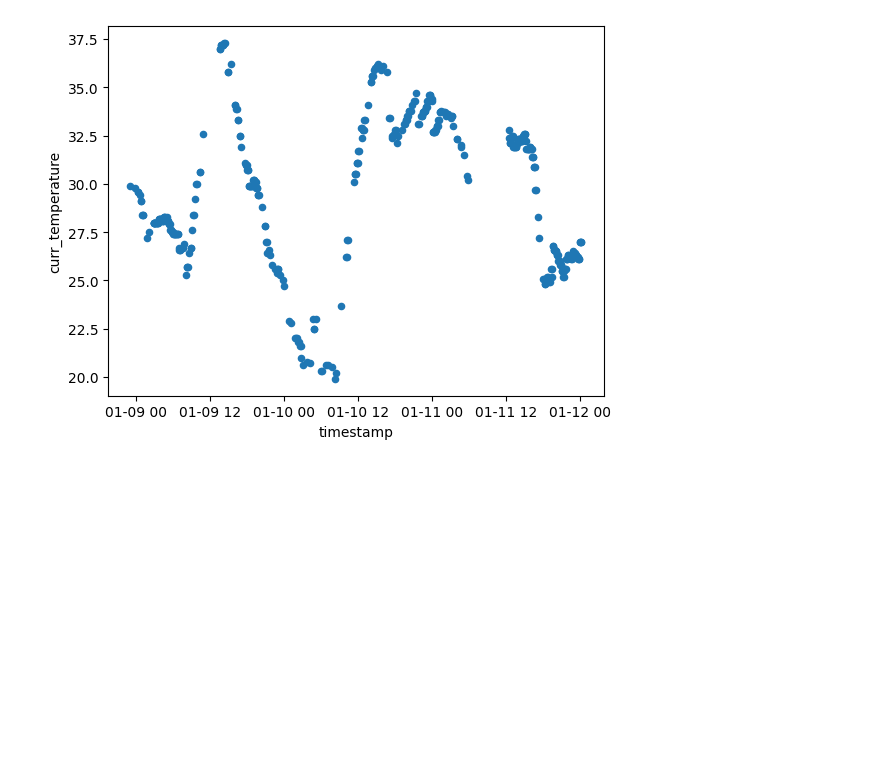
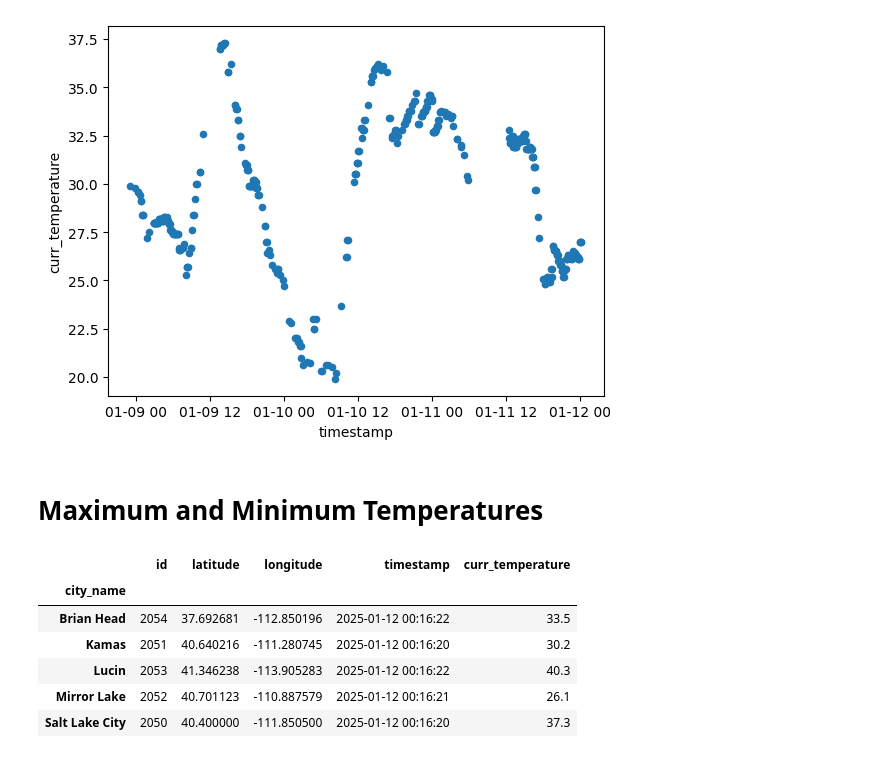
Before and after one commit to jon-14/UtahWeather, a Jupyter notebook: scatter_plots.ipynb, the cells around one changed output. Drawn from its saved outputs; the diff is of its cells as text; code cells hidden in the pictures; blank space fills up the shorter version.

Commit message:
Added min/max temps to jupyter notebook

```diff
--- a/scatter_plots.ipynb
+++ b/scatter_plots.ipynb
@@ -73,3 +73,16 @@ print(f"Standard deviation of temperature for Salt Lake City: {slc_stdev}")
 # %% [output]
 Standard deviation of temperature for Salt Lake City: 3.820295134753617
 [figure]
+# %% [markdown]
+# Maximum and Minimum Temperatures
+# %%
+max_temps = df.groupby(["city_name"]).max()
+display(max_temps)
+# %% [output]
+|  | id | latitude | longitude | timestamp | curr_temperature |
+| city_name |  |  |  |  |  |
+| Brian Head | 2054 | 37.692681 | -112.850196 | 2025-01-12 00:16:22 | 33.5 |
+| Kamas | 2051 | 40.640216 | -111.280745 | 2025-01-12 00:16:20 | 30.2 |
+| Lucin | 2053 | 41.346238 | -113.905283 | 2025-01-12 00:16:22 | 40.3 |
+| Mirror Lake | 2052 | 40.701123 | -110.887579 | 2025-01-12 00:16:21 | 26.1 |
+| Salt Lake City | 2050 | 40.400000 | -111.850500 | 2025-01-12 00:16:20 | 37.3 |
```
Also changed, not shown: parts of 1 cell of this notebook, 1 other file.
